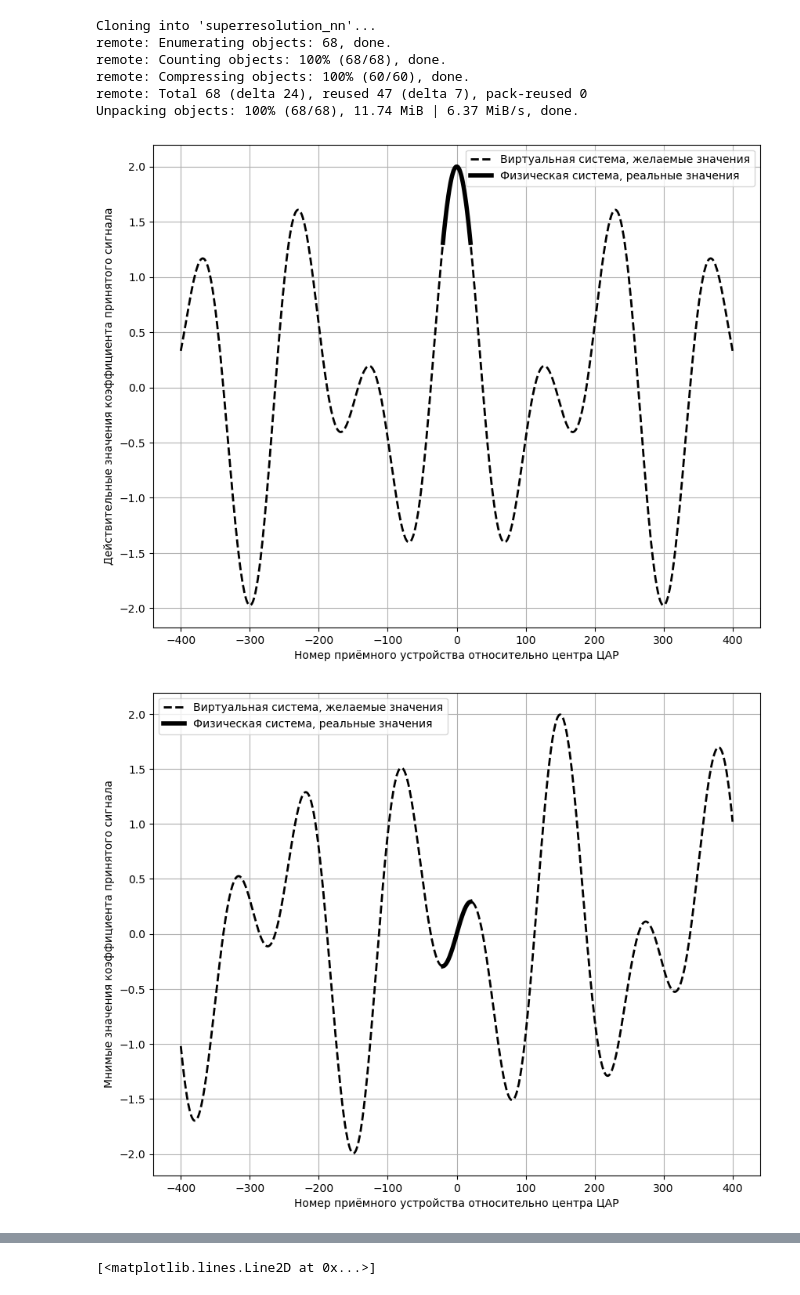
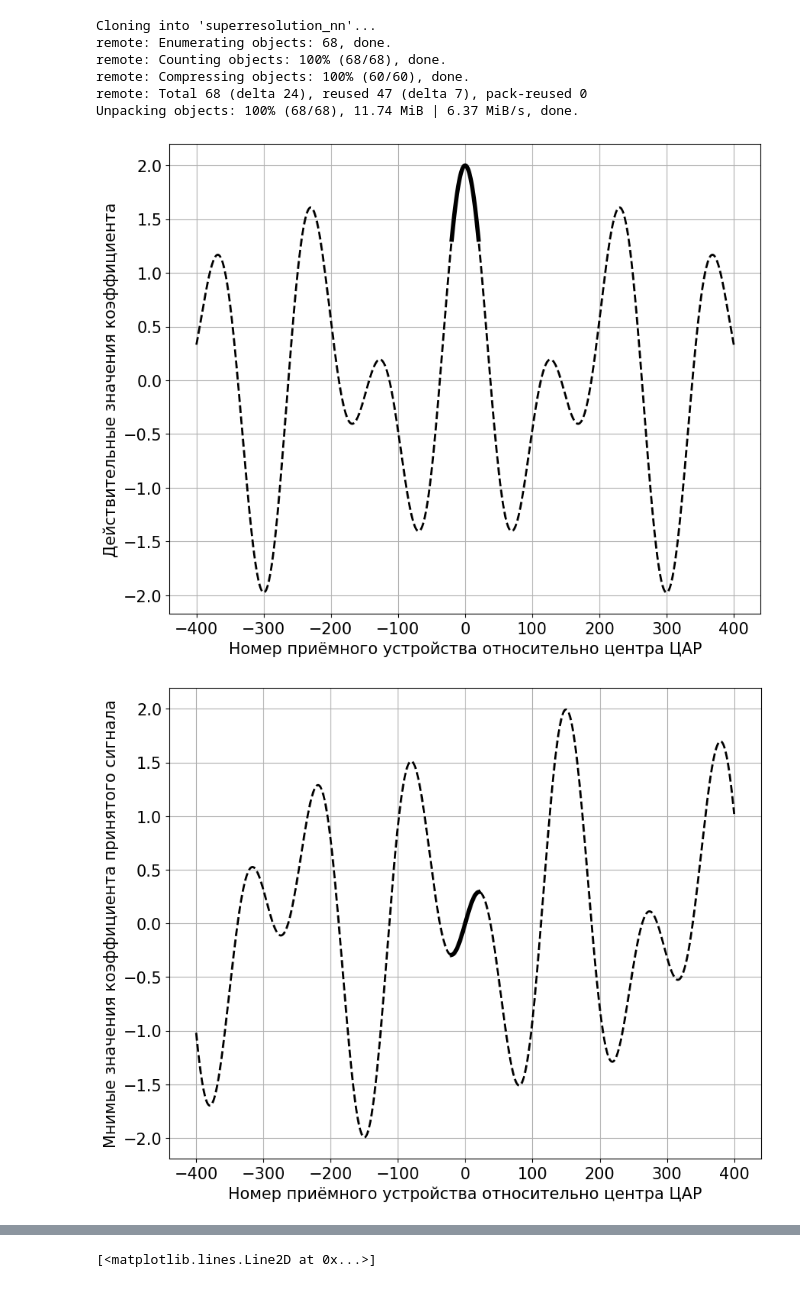
Before and after one commit to qwerty29544/superresolution_nn, a Jupyter notebook: ipynb/superresolution_gpu.ipynb, the cells around one changed output, grey strips where cells are left out. Cells and saved outputs as stored; diff of their text form; code cells hidden in the pictures.

```diff
--- a/ipynb/superresolution_gpu.ipynb
+++ b/ipynb/superresolution_gpu.ipynb
@@ -14,6 +14,9 @@ import random
 import numpy as np
 import scipy as sp
 import matplotlib.pyplot as plt
+import matplotlib
+
+matplotlib.rcParams.update({'font.size': 15})
 
 my_seed = 123
 random.seed(my_seed)
@@ -82,26 +85,26 @@ plt.plot(n_virtual, np.real(Cn_virtual), label = "Виртуальная сис
          c = "#000000", linestyle = "--",linewidth = 2)
 plt.plot(n_real, np.real(Cn_real), label = "Физическая система, реальные значения",
          c = "#000000", linestyle = "-",linewidth = 4)
-plt.legend()
+#plt.legend()
 plt.grid()
 plt.xlabel("Номер приёмного устройства относительно центра ЦАР")
-plt.ylabel("Действительные значения коэффициента принятого сигнала")
+plt.ylabel("Действительные значения коэффициента")
 plt.savefig("../rmarkdown_report/Begin_virtual.png")
 # %% [output]
-[figure, old version]
+[figure, new version]
 # %%
 plt.figure(figsize = (10, 8), dpi = 100)
 plt.plot(n_virtual, np.imag(Cn_virtual), label = "Виртуальная система, желаемые значения",
          c = "#000000", linestyle = "--", linewidth = 2)
 plt.plot(n_real, np.imag(Cn_real), label = "Физическая система, реальные значения",
          c = "#000000", linestyle = "-", linewidth = 4)
-plt.legend()
+#plt.legend()
 plt.grid()
 plt.xlabel("Номер приёмного устройства относительно центра ЦАР")
 plt.ylabel("Мнимые значения коэффициента принятого сигнала")
 plt.savefig("../rmarkdown_report/Begin_virtual_imag.png")
 # %% [output]
-[figure, old version]
+[figure, new version]
 # %%
 plt.figure(figsize = (10, 8), dpi = 100)
 plt.plot(alpha, signals, label = "Функции целей", c = "#000000", linewidth = 1)
```
Also changed, not shown: parts of 14 cells of this notebook, 14 other files.
